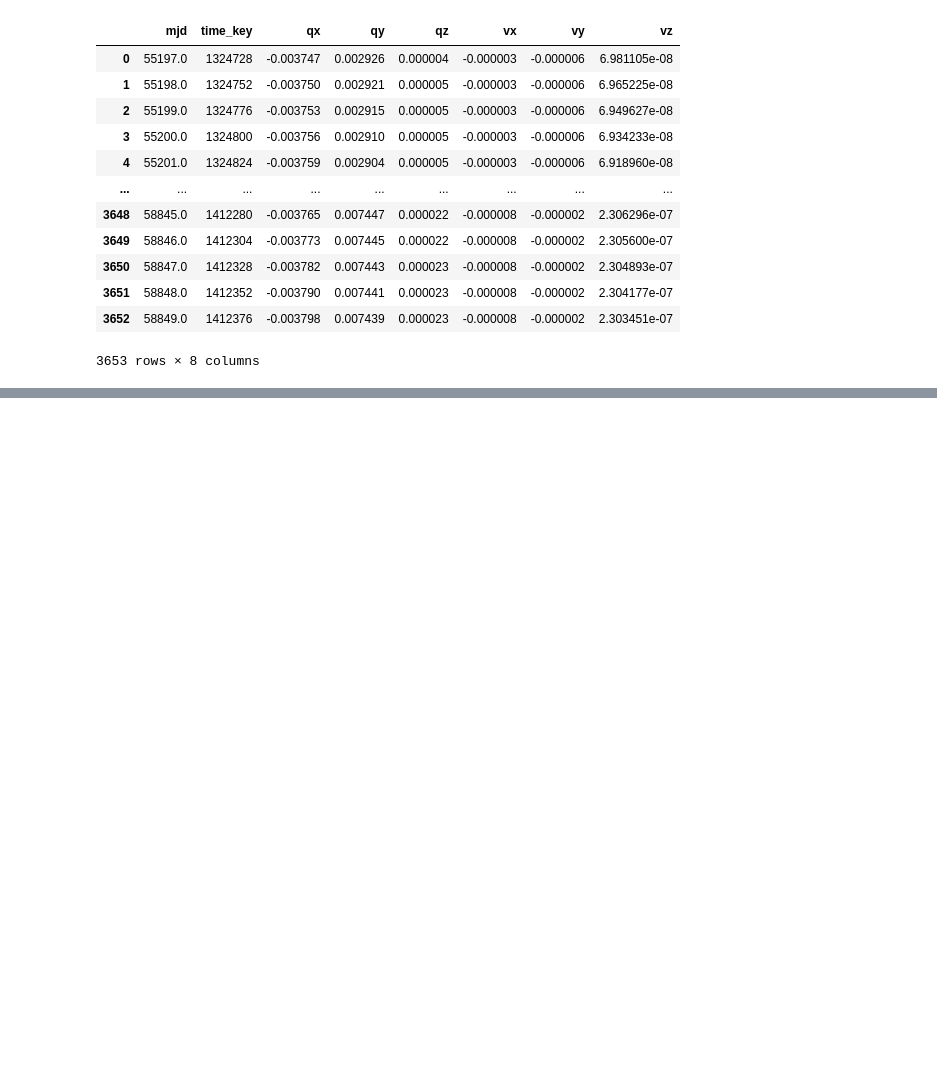
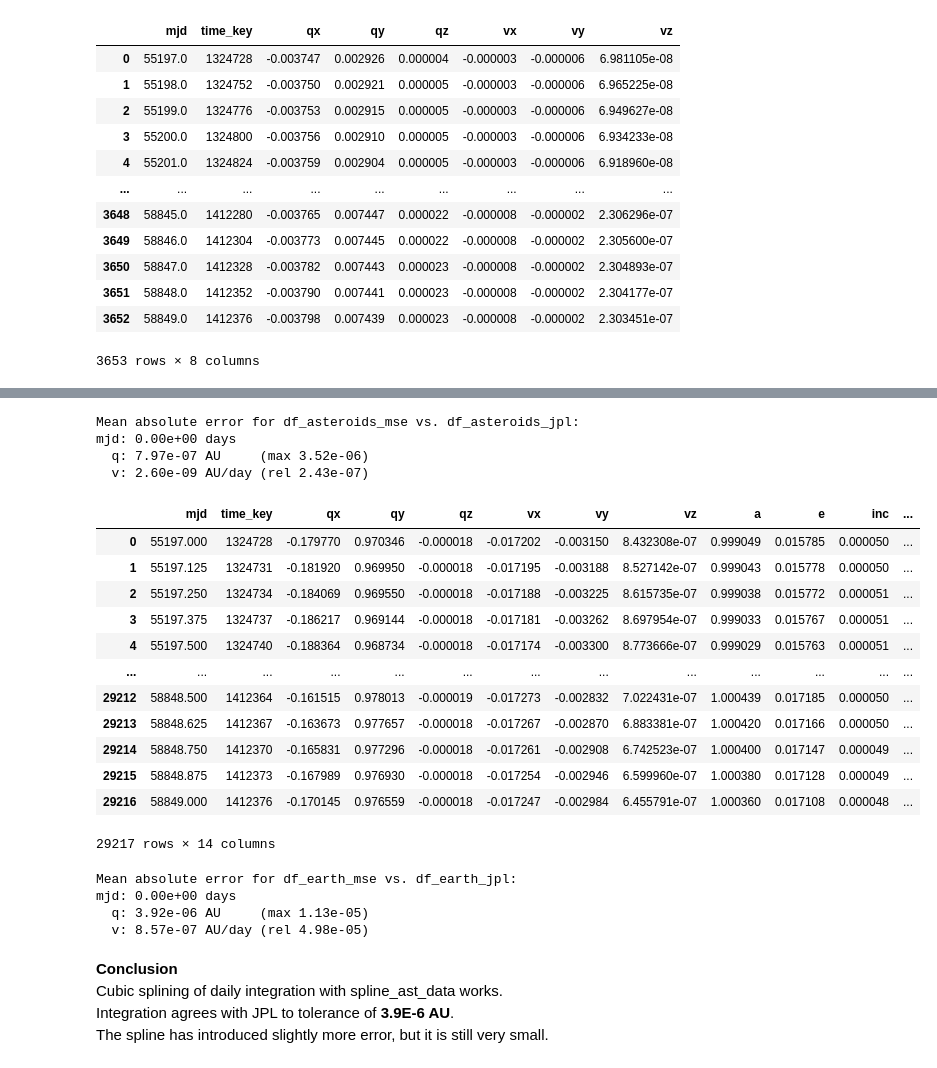
Before and after one commit to memanuel/kepler-sieve, a Jupyter notebook: src/asteroid_dataframe.ipynb, the cells around one changed output, grey strips where cells are left out. Saved outputs shown, nothing was run; the diff lists cells and outputs as text; code cells hidden in the pictures; blank space fills up the shorter version.

Commit message:
spline_asteroid_data tested successfully vs. JPL.

```diff
--- a/src/scratch.ipynb
+++ b/src/asteroid_dataframe.ipynb
@@ -194,0 +201,15 @@ df_sun_mse
+# %%
+# Load the JPL data run at 3 hour intervals
+df_earth_jpl_3h = load_pos_jpl(body_name='earth', dir_name=dir_name_hourly)
+df_ast_jpl_3h = load_ast_jpl(ast_num0=1, ast_num1=16, dir_name=dir_name_hourly)
+
+# Load observation from palomar at 3h intervals
+df_obs_jpl_3h = load_obs_ast_jpl(ast_num0=1, ast_num1=16, observer_name='palomar', dir_name=dir_name_hourly)
+# %%
+# Inputs for spline_ast_data()
+n0 = 1
+n1 = 16
+mjd = df_earth_jpl_3h.mjd.values
+# %%
+# Spline asteroid data on the same schedule as JPL
+df_ast_out, df_earth_out, df_sun_out = spline_ast_data(n0=n0, n1=n1, mjd=mjd)
@@ -194,0 +232,37 @@ df_sun_mse
+# %%
+# Run comparison on asteroids
+compare_df_vec(df_mse=df_ast_out, df_jpl=df_ast_jpl_3h, name='asteroids')
+# %% [output]
+Mean absolute error for df_asteroids_mse vs. df_asteroids_jpl:
+mjd: 0.00e+00 days
+  q: 7.97e-07 AU     (max 3.52e-06)
+  v: 2.60e-09 AU/day (rel 2.43e-07)
+# %%
+df_earth_out
+# %% [output]
+|  | mjd | time_key | qx | qy | qz | vx | vy | vz | a | e | inc | ... |
+| 0 | 55197.000 | 1324728 | -0.179770 | 0.970346 | -0.000018 | -0.017202 | -0.003150 | 8.432308e-07 | 0.999049 | 0.015785 | 0.000050 | ... |
+| 1 | 55197.125 | 1324731 | -0.181920 | 0.969950 | -0.000018 | -0.017195 | -0.003188 | 8.527142e-07 | 0.999043 | 0.015778 | 0.000050 | ... |
+| 2 | 55197.250 | 1324734 | -0.184069 | 0.969550 | -0.000018 | -0.017188 | -0.003225 | 8.615735e-07 | 0.999038 | 0.015772 | 0.000051 | ... |
+| 3 | 55197.375 | 1324737 | -0.186217 | 0.969144 | -0.000018 | -0.017181 | -0.003262 | 8.697954e-07 | 0.999033 | 0.015767 | 0.000051 | ... |
+| 4 | 55197.500 | 1324740 | -0.188364 | 0.968734 | -0.000018 | -0.017174 | -0.003300 | 8.773666e-07 | 0.999029 | 0.015763 | 0.000051 | ... |
+| ... | ... | ... | ... | ... | ... | ... | ... | ... | ... | ... | ... | ... |
+| 29212 | 58848.500 | 1412364 | -0.161515 | 0.978013 | -0.000019 | -0.017273 | -0.002832 | 7.022431e-07 | 1.000439 | 0.017185 | 0.000050 | ... |
+| 29213 | 58848.625 | 1412367 | -0.163673 | 0.977657 | -0.000018 | -0.017267 | -0.002870 | 6.883381e-07 | 1.000420 | 0.017166 | 0.000050 | ... |
+| 29214 | 58848.750 | 1412370 | -0.165831 | 0.977296 | -0.000018 | -0.017261 | -0.002908 | 6.742523e-07 | 1.000400 | 0.017147 | 0.000049 | ... |
+| 29215 | 58848.875 | 1412373 | -0.167989 | 0.976930 | -0.000018 | -0.017254 | -0.002946 | 6.599960e-07 | 1.000380 | 0.017128 | 0.000049 | ... |
+| 29216 | 58849.000 | 1412376 | -0.170145 | 0.976559 | -0.000018 | -0.017247 | -0.002984 | 6.455791e-07 | 1.000360 | 0.017108 | 0.000048 | ... |
+29217 rows × 14 columns
+# %%
+# Run comparison on earth
+compare_df_vec(df_mse=df_earth_out, df_jpl=df_earth_jpl_3h, name='earth')
+# %% [output]
+Mean absolute error for df_earth_mse vs. df_earth_jpl:
+mjd: 0.00e+00 days
+  q: 3.92e-06 AU     (max 1.13e-05)
+  v: 8.57e-07 AU/day (rel 4.98e-05)
+# %% [markdown]
+**Conclusion**<br>
+Cubic splining of daily integration with spline_ast_data works.<br>
+Integration agrees with JPL to tolerance of **3.9E-6 AU**.<br>
+The spline has introduced slightly more error, but it is still very small.
```
Also changed, not shown: parts of 6 cells of this notebook, 1 other file.
